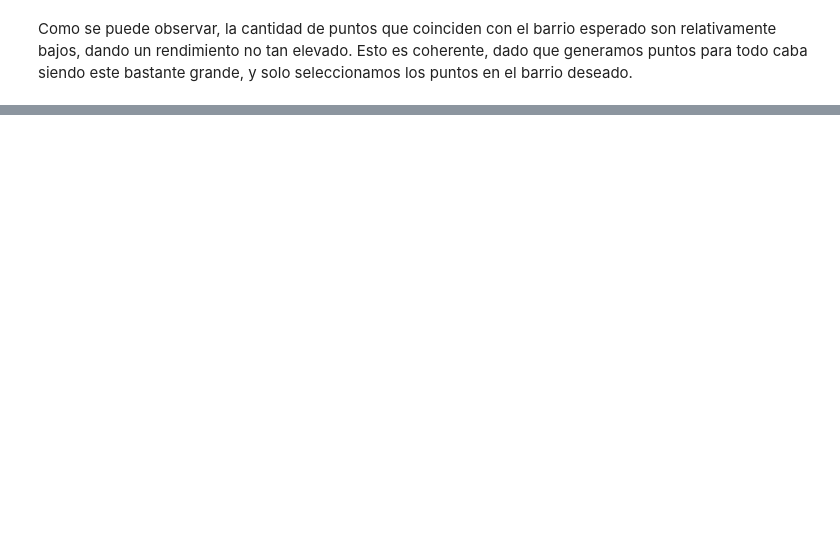
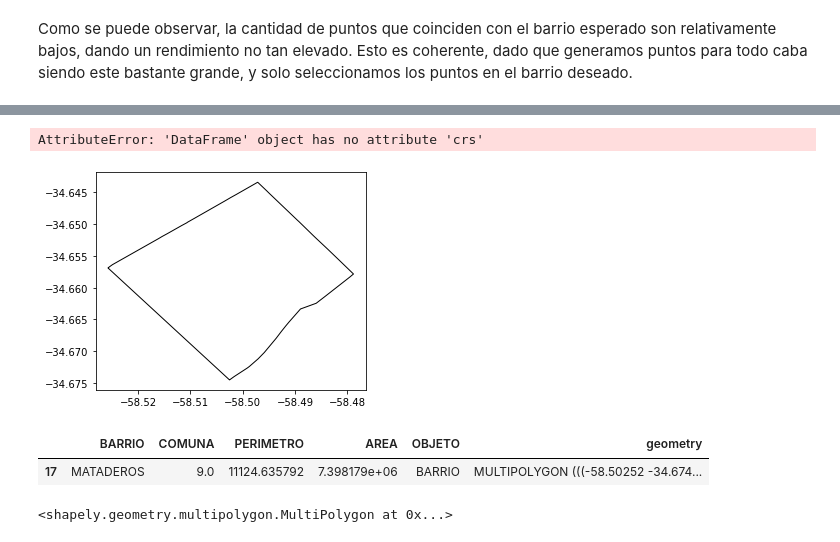
Before and after one commit to delpinor/tp-simulacion, a Jupyter notebook: TP1/ej_01.ipynb, the cells around one changed output, grey strips where cells are left out. Saved outputs shown, nothing was run; the diff lists cells and outputs as text; code cells hidden in the pictures; blank space fills up the shorter version.

```diff
--- a/TP1/ej_01.ipynb
+++ b/TP1/ej_01.ipynb
@@ -1000,0 +1097,15 @@ Como se puede observar, la cantidad de puntos que coinciden con el barrio espera
+# %%
+generar_puntos_en_un_barrio("MATADEROS", 50)
+# %% [output]
+AttributeError: 'DataFrame' object has no attribute 'crs'
+[figure, added]
+# %%
+mataderos = caba[caba['BARRIO'] == "MATADEROS"]
+mataderos
+# %% [output]
+|  | BARRIO | COMUNA | PERIMETRO | AREA | OBJETO | geometry |
+| 17 | MATADEROS | 9.0 | 11124.635792 | 7.398179e+06 | BARRIO | MULTIPOLYGON (((-58.50252 -34.674... |
+# %%
+caba._get_value(mataderos.index[0],'geometry')
+# %% [output]
+<shapely.geometry.multipolygon.MultiPolygon at 0x...>
```
Also changed, not shown: parts of 11 cells of this notebook.
